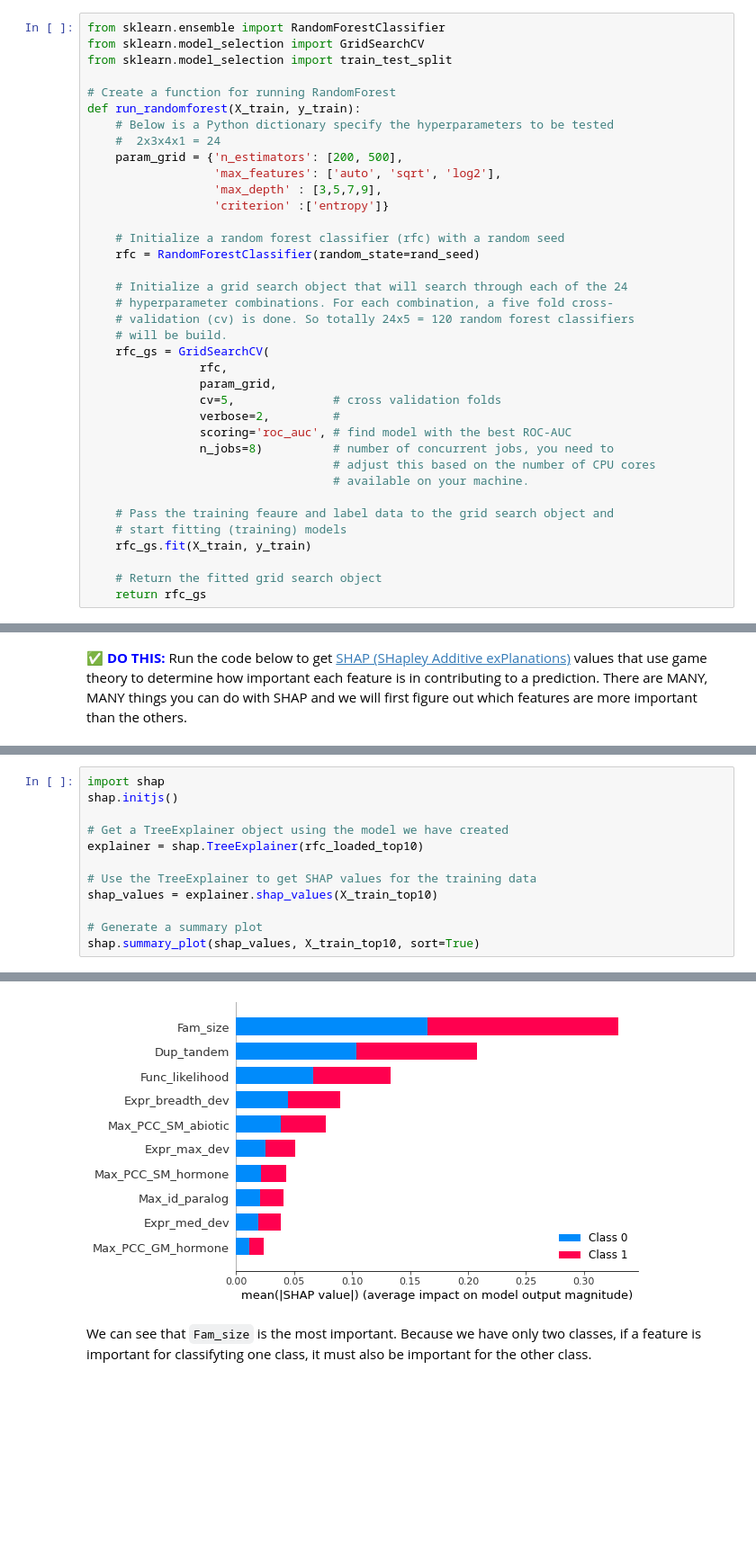
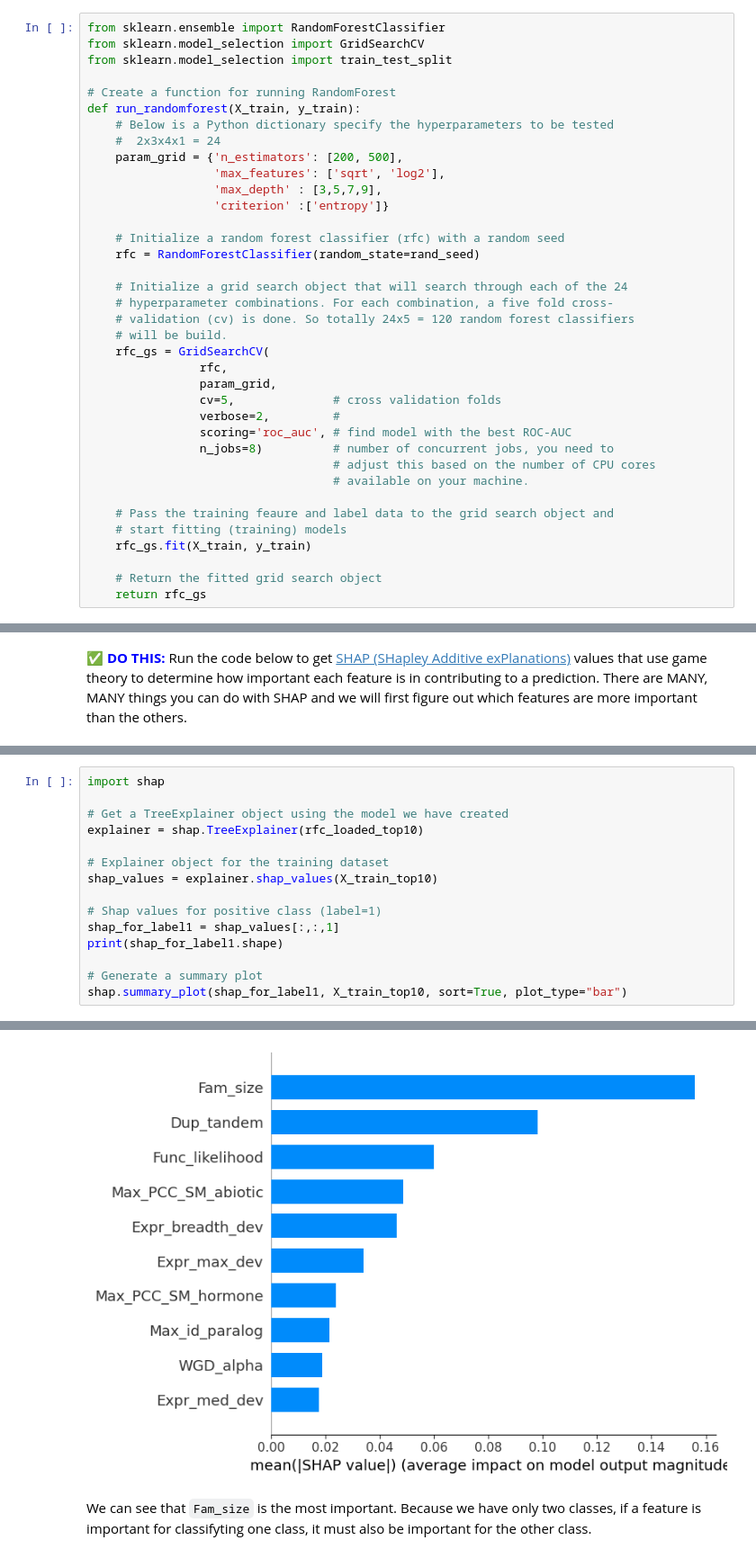
Before and after one commit to ShiuLab/ML_workshop, a Jupyter notebook: __INSTRUCTOR_ML_workshop-part_b-in_class.ipynb, the cells around one changed output, grey strips where cells are left out. Shown at 90% size. Cells and saved outputs as stored; diff of their text form; blank space fills up the shorter version.

```diff
--- a/__INSTRUCTOR_ML_workshop-part_b-in_class.ipynb
+++ b/__INSTRUCTOR_ML_workshop-part_b-in_class.ipynb
@@ -602,7 +617,7 @@ def run_randomforest(X_train, y_train):
     # Below is a Python dictionary specify the hyperparameters to be tested
     #  2x3x4x1 = 24
     param_grid = {'n_estimators': [200, 500],
-                  'max_features': ['auto', 'sqrt', 'log2'],
+                  'max_features': ['sqrt', 'log2'],
                   'max_depth' : [3,5,7,9],
                   'criterion' :['entropy']}
 
@@ -1046,13 +1094,16 @@ plot_curves(X_train_top10, y_train, rfc_loaded_top10, background)
 # %%
 import shap
-shap.initjs()
 
 # Get a TreeExplainer object using the model we have created
 explainer = shap.TreeExplainer(rfc_loaded_top10)
 
-# Use the TreeExplainer to get SHAP values for the training data
+# Explainer object for the training dataset
 shap_values = explainer.shap_values(X_train_top10)
 
+# Shap values for positive class (label=1)
+shap_for_label1 = shap_values[:,:,1]
+print(shap_for_label1.shape)
+
 # Generate a summary plot
-shap.summary_plot(shap_values, X_train_top10, sort=True)
+shap.summary_plot(shap_for_label1, X_train_top10, sort=True, plot_type="bar")
 # %% [output]
@@ -1060,4 +1111,4 @@ shap.summary_plot(shap_values, X_train_top10, sort=True)
-[figure, old version]
+[figure, new version]
 # %% [markdown]
 We can see that `Fam_size` is the most important. Because we have only two classes, if a feature is important for classifyting one class, it must also be important for the other class.
 # %% [markdown]
```
Also changed, not shown: parts of 58 cells of this notebook, 7 other files.
